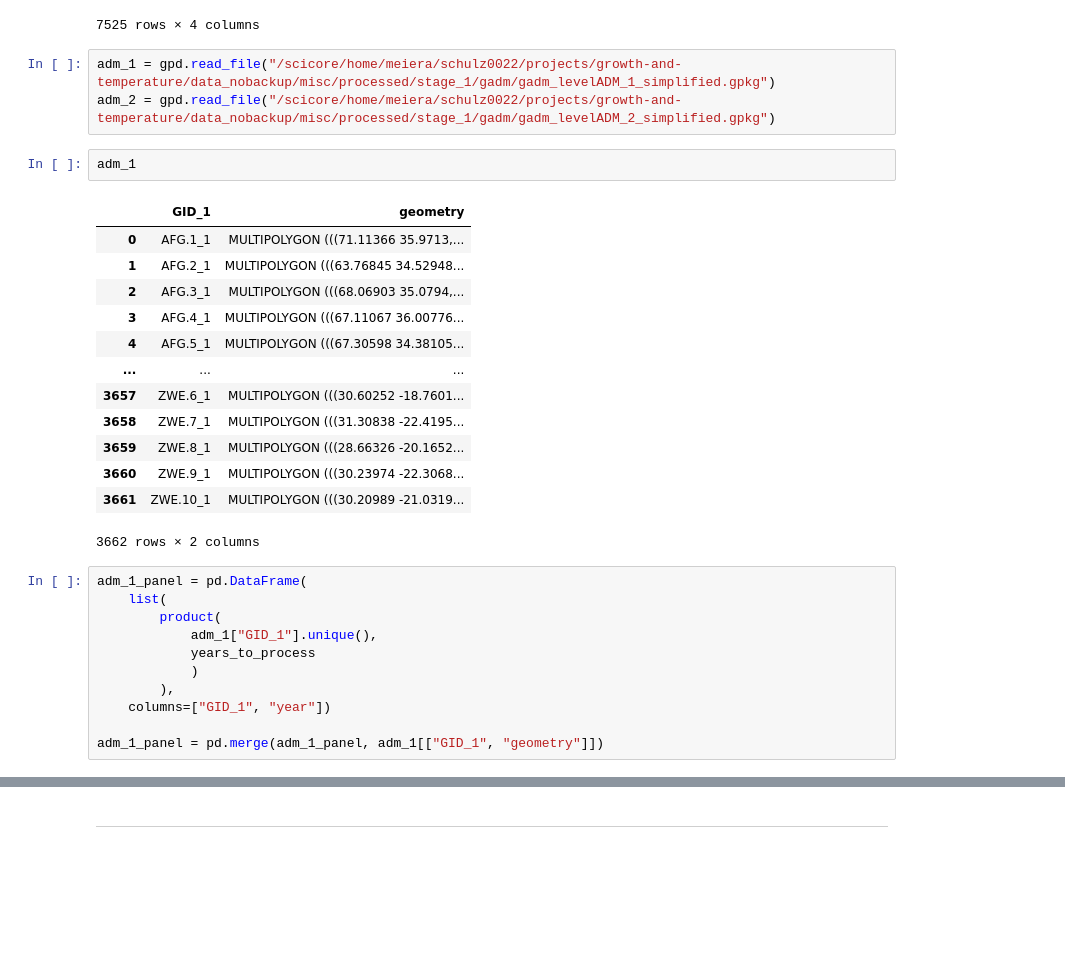
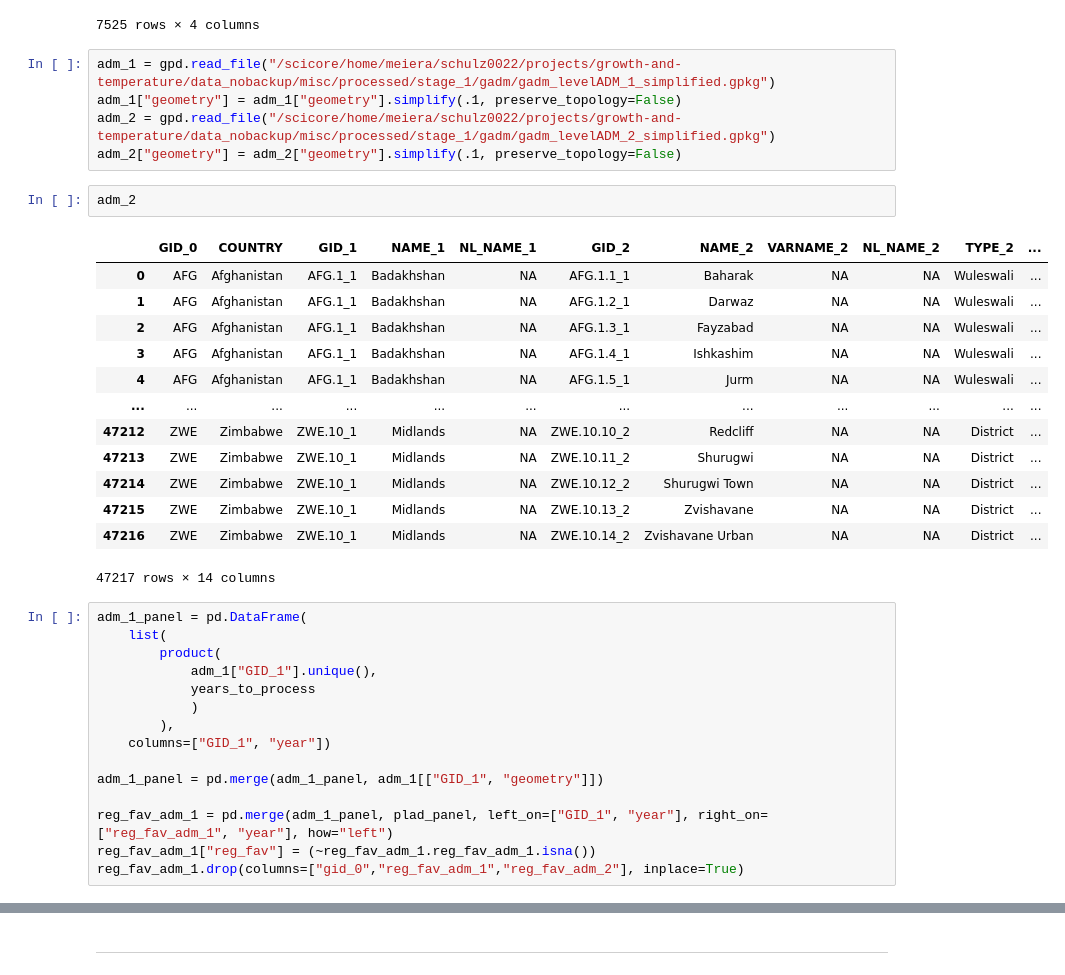
Before and after one commit to felixschulz385/growth-and-temperature, a Jupyter notebook: gnt/experiments/plad.ipynb, the cells around one changed output, grey strips where cells are left out. Drawn from its saved outputs; the diff is of its cells as text; blank space fills up the shorter version.

```diff
--- a/gnt/experiments/plad.ipynb
+++ b/gnt/experiments/plad.ipynb
@@ -47,23 +47,25 @@ plad_panel
 7525 rows × 4 columns
 # %%
 adm_1 = gpd.read_file("/scicore/home/meiera/schulz0022/projects/growth-and-temperature/data_nobackup/misc/processed/stage_1/gadm/gadm_levelADM_1_simplified.gpkg")
+adm_1["geometry"] = adm_1["geometry"].simplify(.1, preserve_topology=False)
 adm_2 = gpd.read_file("/scicore/home/meiera/schulz0022/projects/growth-and-temperature/data_nobackup/misc/processed/stage_1/gadm/gadm_levelADM_2_simplified.gpkg")
+adm_2["geometry"] = adm_2["geometry"].simplify(.1, preserve_topology=False)
 # %%
-adm_1
+adm_2
 # %% [output]
-|  | GID_1 | geometry |
-| 0 | AFG.1_1 | MULTIPOLYGON (((71.11366 35.9713,... |
-| 1 | AFG.2_1 | MULTIPOLYGON (((63.76845 34.52948... |
-| 2 | AFG.3_1 | MULTIPOLYGON (((68.06903 35.0794,... |
-| 3 | AFG.4_1 | MULTIPOLYGON (((67.11067 36.00776... |
-| 4 | AFG.5_1 | MULTIPOLYGON (((67.30598 34.38105... |
-| ... | ... | ... |
-| 3657 | ZWE.6_1 | MULTIPOLYGON (((30.60252 -18.7601... |
-| 3658 | ZWE.7_1 | MULTIPOLYGON (((31.30838 -22.4195... |
-| 3659 | ZWE.8_1 | MULTIPOLYGON (((28.66326 -20.1652... |
-| 3660 | ZWE.9_1 | MULTIPOLYGON (((30.23974 -22.3068... |
-| 3661 | ZWE.10_1 | MULTIPOLYGON (((30.20989 -21.0319... |
+|  | GID_0 | COUNTRY | GID_1 | NAME_1 | NL_NAME_1 | GID_2 | NAME_2 | VARNAME_2 | NL_NAME_2 | TYPE_2 | ... |
+| 0 | AFG | Afghanistan | AFG.1_1 | Badakhshan | NA | AFG.1.1_1 | Baharak | NA | NA | Wuleswali | ... |
+| 1 | AFG | Afghanistan | AFG.1_1 | Badakhshan | NA | AFG.1.2_1 | Darwaz | NA | NA | Wuleswali | ... |
+| 2 | AFG | Afghanistan | AFG.1_1 | Badakhshan | NA | AFG.1.3_1 | Fayzabad | NA | NA | Wuleswali | ... |
+| 3 | AFG | Afghanistan | AFG.1_1 | Badakhshan | NA | AFG.1.4_1 | Ishkashim | NA | NA | Wuleswali | ... |
+| 4 | AFG | Afghanistan | AFG.1_1 | Badakhshan | NA | AFG.1.5_1 | Jurm | NA | NA | Wuleswali | ... |
+| ... | ... | ... | ... | ... | ... | ... | ... | ... | ... | ... | ... |
+| 47212 | ZWE | Zimbabwe | ZWE.10_1 | Midlands | NA | ZWE.10.10_2 | Redcliff | NA | NA | District | ... |
+| 47213 | ZWE | Zimbabwe | ZWE.10_1 | Midlands | NA | ZWE.10.11_2 | Shurugwi | NA | NA | District | ... |
+| 47214 | ZWE | Zimbabwe | ZWE.10_1 | Midlands | NA | ZWE.10.12_2 | Shurugwi Town | NA | NA | District | ... |
+| 47215 | ZWE | Zimbabwe | ZWE.10_1 | Midlands | NA | ZWE.10.13_2 | Zvishavane | NA | NA | District | ... |
+| 47216 | ZWE | Zimbabwe | ZWE.10_1 | Midlands | NA | ZWE.10.14_2 | Zvishavane Urban | NA | NA | District | ... |
-3662 rows × 2 columns
+47217 rows × 14 columns
 # %%
 adm_1_panel = pd.DataFrame(
     list(
@@ -75,4 +77,8 @@ adm_1_panel = pd.DataFrame(
     columns=["GID_1", "year"])
 
 adm_1_panel = pd.merge(adm_1_panel, adm_1[["GID_1", "geometry"]])
+
+reg_fav_adm_1 = pd.merge(adm_1_panel, plad_panel, left_on=["GID_1", "year"], right_on=["reg_fav_adm_1", "year"], how="left")
+reg_fav_adm_1["reg_fav"] = (~reg_fav_adm_1.reg_fav_adm_1.isna())
+reg_fav_adm_1.drop(columns=["gid_0","reg_fav_adm_1","reg_fav_adm_2"], inplace=True)
 # %%
```
Also changed, not shown: parts of 3 cells of this notebook, 4 other files.
